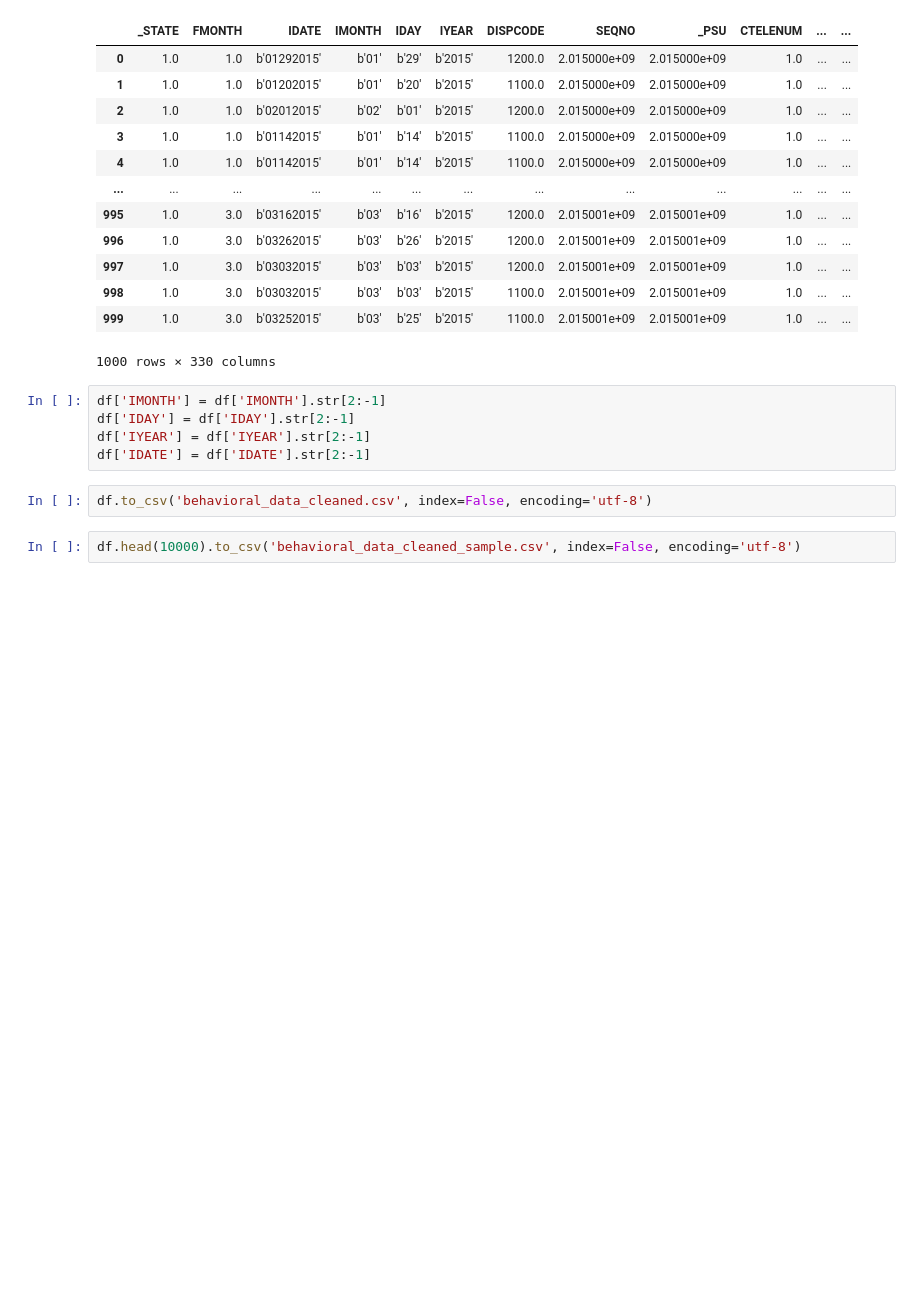
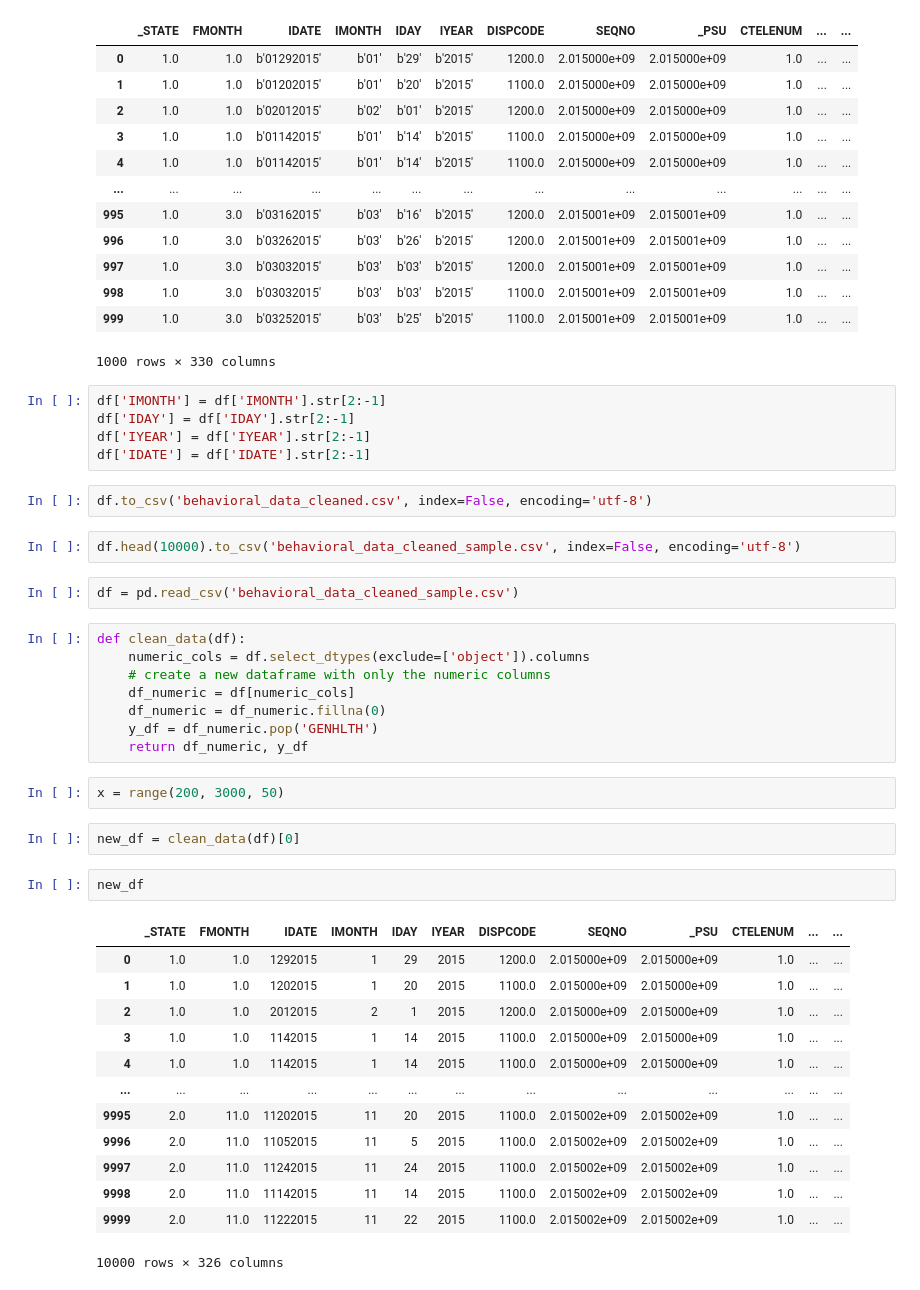
Before and after one commit to connorgag/Udacity_MLE, a Jupyter notebook: Project_Three/sample_the_data.ipynb, the cells around one changed output. Saved outputs shown, nothing was run; the diff lists cells and outputs as text; blank space fills up the shorter version.

```diff
--- a/Project_Three/sample_the_data.ipynb
+++ b/Project_Three/sample_the_data.ipynb
@@ -43,3 +43,33 @@ df['IDATE'] = df['IDATE'].str[2:-1]
 df.to_csv('behavioral_data_cleaned.csv', index=False, encoding='utf-8')
 # %%
 df.head(10000).to_csv('behavioral_data_cleaned_sample.csv', index=False, encoding='utf-8')
+# %%
+df = pd.read_csv('behavioral_data_cleaned_sample.csv')
+# %%
+def clean_data(df):
+    numeric_cols = df.select_dtypes(exclude=['object']).columns
+    # create a new dataframe with only the numeric columns
+    df_numeric = df[numeric_cols]
+    df_numeric = df_numeric.fillna(0)
+    y_df = df_numeric.pop('GENHLTH')
+    return df_numeric, y_df
+# %%
+x = range(200, 3000, 50)
+# %%
+new_df = clean_data(df)[0]
+# %%
+new_df
+# %% [output]
+|  | _STATE | FMONTH | IDATE | IMONTH | IDAY | IYEAR | DISPCODE | SEQNO | _PSU | CTELENUM | ... | ... |
+| 0 | 1.0 | 1.0 | 1292015 | 1 | 29 | 2015 | 1200.0 | 2.015000e+09 | 2.015000e+09 | 1.0 | ... | ... |
+| 1 | 1.0 | 1.0 | 1202015 | 1 | 20 | 2015 | 1100.0 | 2.015000e+09 | 2.015000e+09 | 1.0 | ... | ... |
+| 2 | 1.0 | 1.0 | 2012015 | 2 | 1 | 2015 | 1200.0 | 2.015000e+09 | 2.015000e+09 | 1.0 | ... | ... |
+| 3 | 1.0 | 1.0 | 1142015 | 1 | 14 | 2015 | 1100.0 | 2.015000e+09 | 2.015000e+09 | 1.0 | ... | ... |
+| 4 | 1.0 | 1.0 | 1142015 | 1 | 14 | 2015 | 1100.0 | 2.015000e+09 | 2.015000e+09 | 1.0 | ... | ... |
+| ... | ... | ... | ... | ... | ... | ... | ... | ... | ... | ... | ... | ... |
+| 9995 | 2.0 | 11.0 | 11202015 | 11 | 20 | 2015 | 1100.0 | 2.015002e+09 | 2.015002e+09 | 1.0 | ... | ... |
+| 9996 | 2.0 | 11.0 | 11052015 | 11 | 5 | 2015 | 1100.0 | 2.015002e+09 | 2.015002e+09 | 1.0 | ... | ... |
+| 9997 | 2.0 | 11.0 | 11242015 | 11 | 24 | 2015 | 1100.0 | 2.015002e+09 | 2.015002e+09 | 1.0 | ... | ... |
+| 9998 | 2.0 | 11.0 | 11142015 | 11 | 14 | 2015 | 1100.0 | 2.015002e+09 | 2.015002e+09 | 1.0 | ... | ... |
+| 9999 | 2.0 | 11.0 | 11222015 | 11 | 22 | 2015 | 1100.0 | 2.015002e+09 | 2.015002e+09 | 1.0 | ... | ... |
+10000 rows × 326 columns
```
Also changed, not shown: 9 other files.
